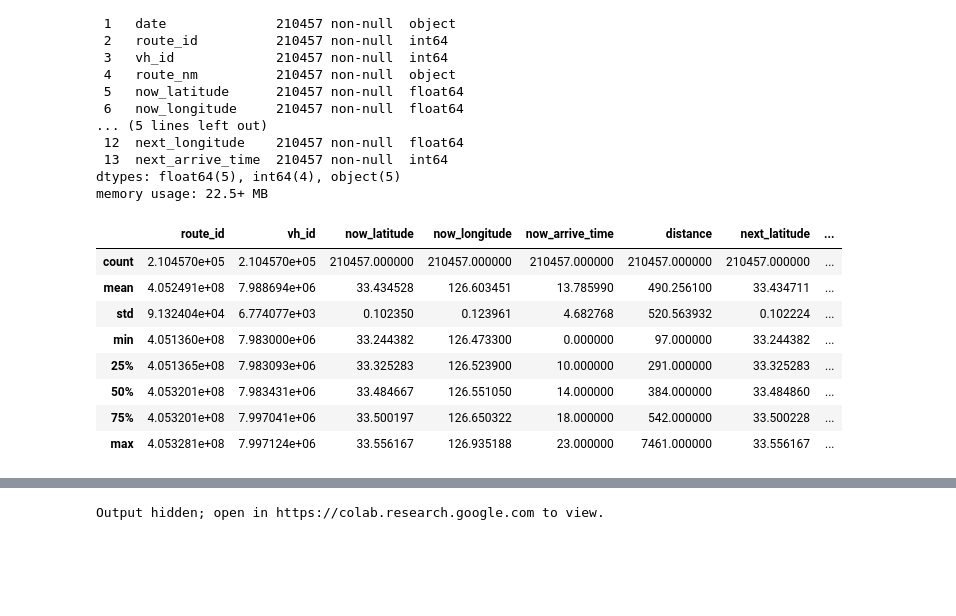
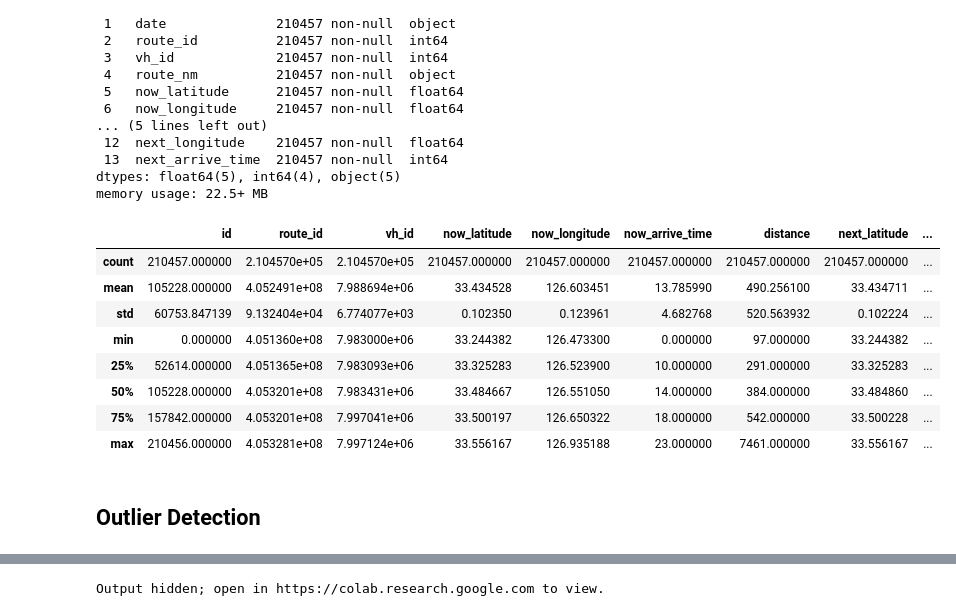
Before and after one commit to dbj2000/DACON, a Jupyter notebook: pr1_Bus Operating Time.ipynb, the cells around one changed output, grey strips where cells are left out. Drawn from its saved outputs; the diff is of its cells as text; code cells hidden in the pictures; blank space fills up the shorter version.

```diff
--- a/pr1_Bus Operating Time.ipynb
+++ b/pr1_Bus Operating Time.ipynb
@@ -77,37 +77,25 @@ Data columns (total 14 columns):
  13  next_arrive_time  210457 non-null  int64
 dtypes: float64(5), int64(4), object(5)
 memory usage: 22.5+ MB
-# %%
-# date column을 pandas의 datetime 타입으로 변경
-raw_df['date'] = raw_df.date.apply(pd.to_datetime)
-
-# datetime 타입에서 년,월,일,시간 추출
-raw_df['year']=raw_df.date.apply(lambda x:x.year)
-raw_df['month']=raw_df.date.apply(lambda x:x.month)
-raw_df['day']=raw_df.date.apply(lambda x:x.day)
-
-# now_arrive_time 을 int형으로 변경
-raw_df['now_arrive_time']=raw_df.now_arrive_time.str.split('시').str[0]
-raw_df['now_arrive_time']=pd.to_numeric(raw_df['now_arrive_time'])
-
-# day칼럼을 휴일이면 0, 평일이면 1로 categorical로 변경
-raw_df.loc[raw_df['day'].isin([19,20,26,27]), 'day'] = 0
-raw_df.loc[raw_df['day'].isin([19,20,26,27])==False, 'day'] = 1
-raw_df.head()
-
-# year, month칼럼은 모두 2019년 10월로 공통값이므로 drop
-drop_columns=['id', 'route_nm', 'now_station','next_station','date', 'year', 'month']
-raw_df.drop(drop_columns, axis=1,inplace=True)
+# %%
+train_df = raw_df.copy()
+# %%
+# now_arrive_time 을 int형으로 변경
+train_df['now_arrive_time']=train_df.now_arrive_time.str.split('시').str[0]
+train_df['now_arrive_time']=pd.to_numeric(train_df['now_arrive_time'])
+
+train_df.drop('date', axis=1,inplace=True)
 # %%
-train_df = raw_df
 train_df.describe()
 # %% [output]
-|  | route_id | vh_id | now_latitude | now_longitude | now_arrive_time | distance | next_latitude | ... |
-| count | 2.104570e+05 | 2.104570e+05 | 210457.000000 | 210457.000000 | 210457.000000 | 210457.000000 | 210457.000000 | ... |
-| mean | 4.052491e+08 | 7.988694e+06 | 33.434528 | 126.603451 | 13.785990 | 490.256100 | 33.434711 | ... |
-| std | 9.132404e+04 | 6.774077e+03 | 0.102350 | 0.123961 | 4.682768 | 520.563932 | 0.102224 | ... |
-| min | 4.051360e+08 | 7.983000e+06 | 33.244382 | 126.473300 | 0.000000 | 97.000000 | 33.244382 | ... |
-| 25% | 4.051365e+08 | 7.983093e+06 | 33.325283 | 126.523900 | 10.000000 | 291.000000 | 33.325283 | ... |
-| 50% | 4.053201e+08 | 7.983431e+06 | 33.484667 | 126.551050 | 14.000000 | 384.000000 | 33.484860 | ... |
-| 75% | 4.053201e+08 | 7.997041e+06 | 33.500197 | 126.650322 | 18.000000 | 542.000000 | 33.500228 | ... |
-| max | 4.053281e+08 | 7.997124e+06 | 33.556167 | 126.935188 | 23.000000 | 7461.000000 | 33.556167 | ... |
+|  | id | route_id | vh_id | now_latitude | now_longitude | now_arrive_time | distance | next_latitude | ... |
+| count | 210457.000000 | 2.104570e+05 | 2.104570e+05 | 210457.000000 | 210457.000000 | 210457.000000 | 210457.000000 | 210457.000000 | ... |
+| mean | 105228.000000 | 4.052491e+08 | 7.988694e+06 | 33.434528 | 126.603451 | 13.785990 | 490.256100 | 33.434711 | ... |
+| std | 60753.847139 | 9.132404e+04 | 6.774077e+03 | 0.102350 | 0.123961 | 4.682768 | 520.563932 | 0.102224 | ... |
+| min | 0.000000 | 4.051360e+08 | 7.983000e+06 | 33.244382 | 126.473300 | 0.000000 | 97.000000 | 33.244382 | ... |
+| 25% | 52614.000000 | 4.051365e+08 | 7.983093e+06 | 33.325283 | 126.523900 | 10.000000 | 291.000000 | 33.325283 | ... |
+| 50% | 105228.000000 | 4.053201e+08 | 7.983431e+06 | 33.484667 | 126.551050 | 14.000000 | 384.000000 | 33.484860 | ... |
+| 75% | 157842.000000 | 4.053201e+08 | 7.997041e+06 | 33.500197 | 126.650322 | 18.000000 | 542.000000 | 33.500228 | ... |
+| max | 210456.000000 | 4.053281e+08 | 7.997124e+06 | 33.556167 | 126.935188 | 23.000000 | 7461.000000 | 33.556167 | ... |
+# %% [markdown]
+## **Outlier Detection**
```
Also changed, not shown: parts of 32 cells of this notebook.
